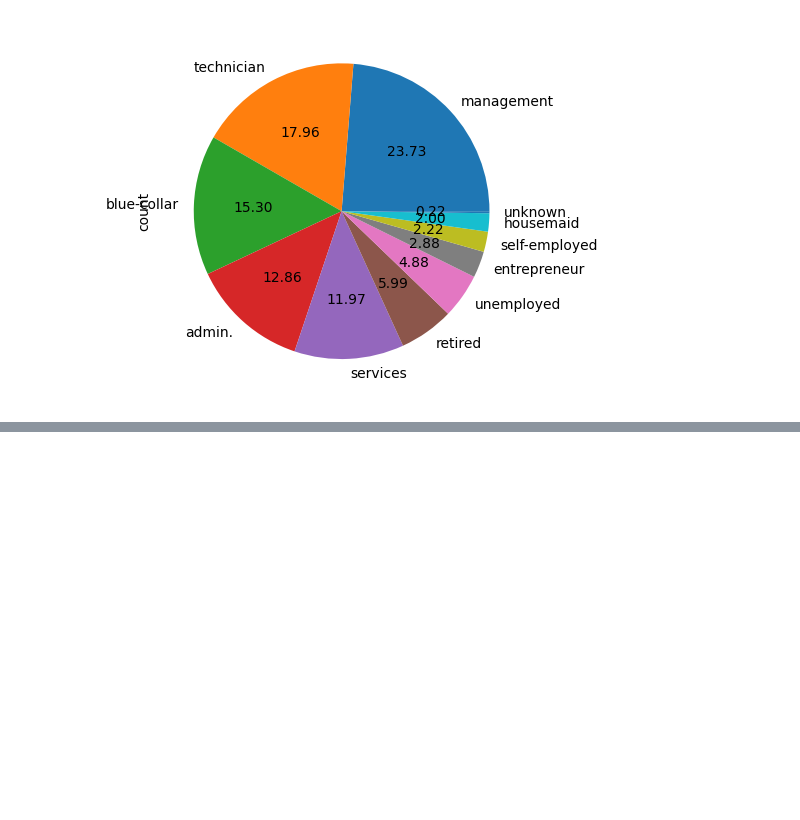
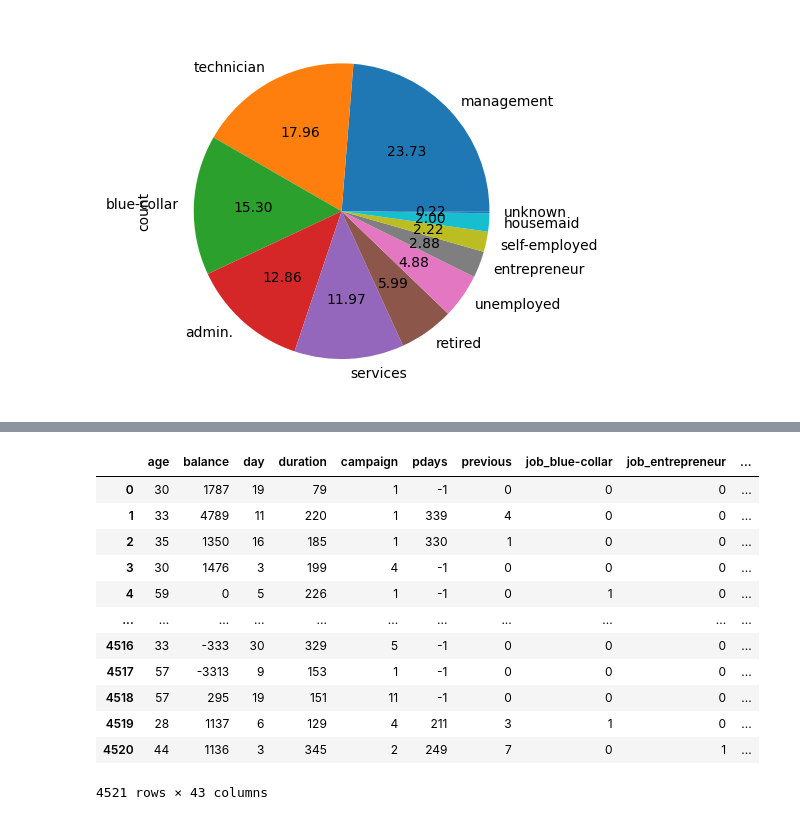
Before and after one commit to AniketC24/Datascience, a Jupyter notebook: Case_study_02_Bank_Telemarking.ipynb, the cells around one changed output, grey strips where cells are left out. Cells and saved outputs as stored; diff of their text form; code cells hidden in the pictures; blank space fills up the shorter version.

```diff
--- a/Case_study_02_Bank_Telemarking.ipynb
+++ b/Case_study_02_Bank_Telemarking.ipynb
@@ -274,0 +325,27 @@ divorced['job'].value_counts().plot(kind=  'pie',autopct = '%1.2f')
+# %%
+# Encoding Technique
+
+'''
+step 1: Converting Categorical Column to numerical Columns
+Step 2: Use Label Encoder or One Hot Encoder
+'''
+
+# Create Copy of DataFrame : df
+data = df.copy()
+
+data = pd.get_dummies(data,drop_first = True,dtype = 'int')
+data
+# %% [output]
+|  | age | balance | day | duration | campaign | pdays | previous | job_blue-collar | job_entrepreneur | ... |
+| 0 | 30 | 1787 | 19 | 79 | 1 | -1 | 0 | 0 | 0 | ... |
+| 1 | 33 | 4789 | 11 | 220 | 1 | 339 | 4 | 0 | 0 | ... |
+| 2 | 35 | 1350 | 16 | 185 | 1 | 330 | 1 | 0 | 0 | ... |
+| 3 | 30 | 1476 | 3 | 199 | 4 | -1 | 0 | 0 | 0 | ... |
+| 4 | 59 | 0 | 5 | 226 | 1 | -1 | 0 | 1 | 0 | ... |
+| ... | ... | ... | ... | ... | ... | ... | ... | ... | ... | ... |
+| 4516 | 33 | -333 | 30 | 329 | 5 | -1 | 0 | 0 | 0 | ... |
+| 4517 | 57 | -3313 | 9 | 153 | 1 | -1 | 0 | 0 | 0 | ... |
+| 4518 | 57 | 295 | 19 | 151 | 11 | -1 | 0 | 0 | 0 | ... |
+| 4519 | 28 | 1137 | 6 | 129 | 4 | 211 | 3 | 1 | 0 | ... |
+| 4520 | 44 | 1136 | 3 | 345 | 2 | 249 | 7 | 0 | 1 | ... |
+4521 rows × 43 columns
```
Also changed, not shown: parts of 11 cells of this notebook.
